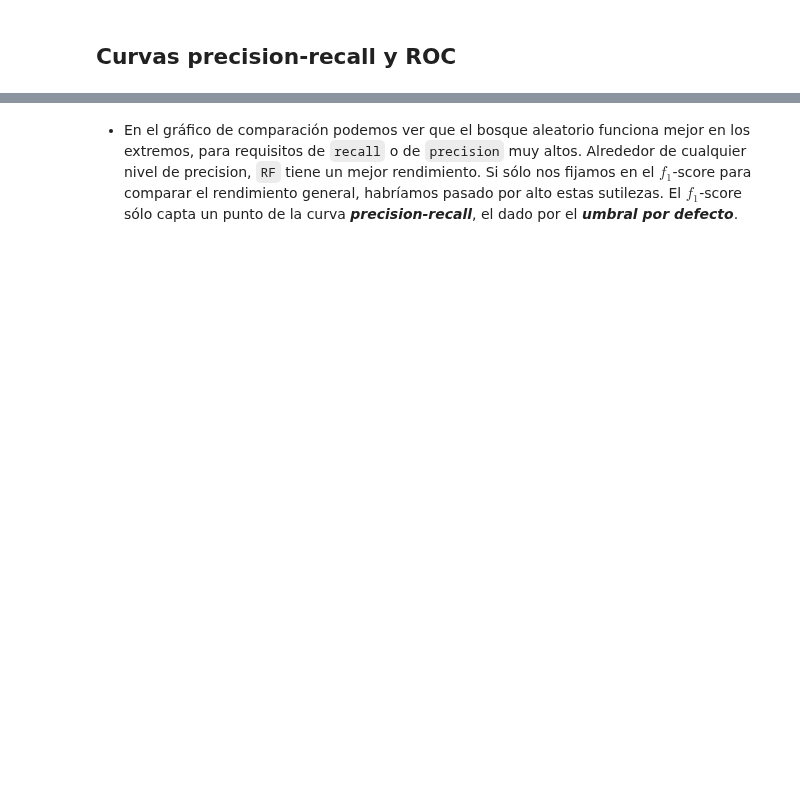
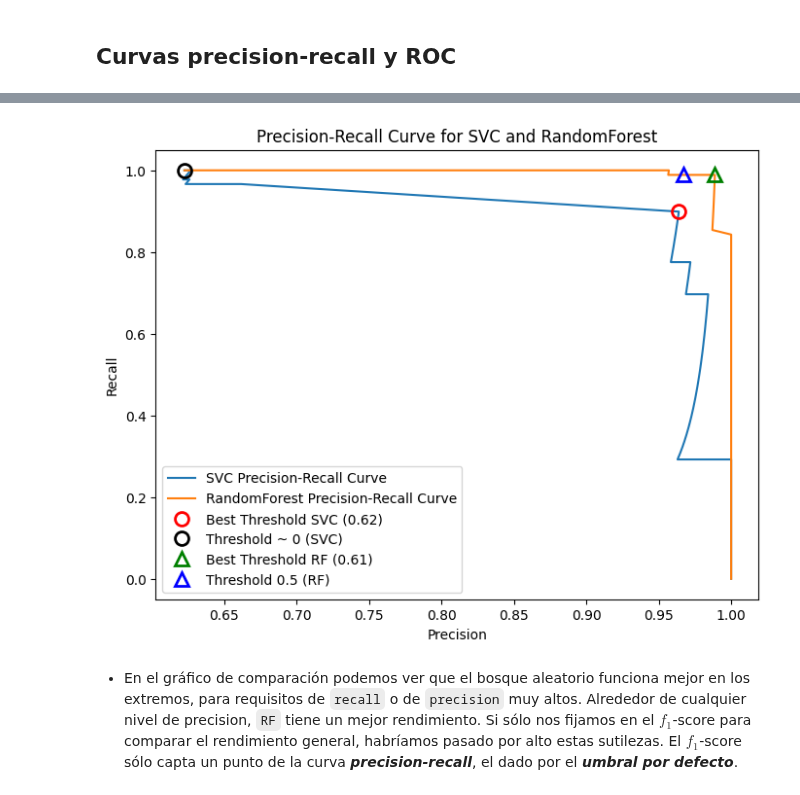
Before and after one commit to lihkir/MachineLearning, a Jupyter notebook: _sources/model_evaluation.ipynb, the cells around one changed output, grey strips where cells are left out. Drawn from its saved outputs; the diff is of its cells as text; code cells hidden in the pictures; blank space fills up the shorter version.

```diff
--- a/_sources/model_evaluation.ipynb
+++ b/_sources/model_evaluation.ipynb
@@ -1195,3 +1216,25 @@ plt.legend(loc="best");
+# %%
+plt.figure(figsize=(8, 6))
+plt.plot(precision_svc, recall_svc, label="SVC Precision-Recall Curve")
+plt.plot(precision_rf, recall_rf, label="RandomForest Precision-Recall Curve")
+
+plt.plot(precision_svc[closest_eq_idx_svc], recall_svc[closest_eq_idx_svc], 'o',
+         markersize=10, label=f"Best Threshold SVC ({best_threshold_svc:.2f})",
+         fillstyle="none", c='r', mew=2)
+plt.plot(precision_svc[close_zero_svc], recall_svc[close_zero_svc], 'o',
+         markersize=10, label="Threshold ~ 0 (SVC)", fillstyle="none", c='k', mew=2)
+plt.plot(precision_rf[closest_eq_idx_rf], recall_rf[closest_eq_idx_rf], '^',
+         markersize=10, label=f"Best Threshold RF ({best_threshold_rf:.2f})",
+         fillstyle="none", c='g', mew=2)
+plt.plot(precision_rf[close_default_rf], recall_rf[close_default_rf], '^',
+         markersize=10, label="Threshold 0.5 (RF)", fillstyle="none", c='b', mew=2)
+plt.xlabel("Precision")
+plt.ylabel("Recall")
+plt.legend()
+plt.title("Precision-Recall Curve for SVC and RandomForest")
+plt.show()
+# %% [output]
+[figure, added]
 # %% [markdown]
 - En el gráfico de comparación podemos ver que el bosque aleatorio funciona mejor en los extremos, para requisitos de `recall` o de `precision` muy altos. Alrededor de cualquier nivel de precision, `RF` tiene un mejor rendimiento. Si sólo nos fijamos en el $f_{1}$-score para comparar el rendimiento general, habríamos pasado por alto estas sutilezas. El $f_{1}$-score sólo capta un punto de la curva ***precision-recall***, el dado por el ***umbral por defecto***.
 # %%
```
Also changed, not shown: parts of 76 cells of this notebook, 34 other files.
